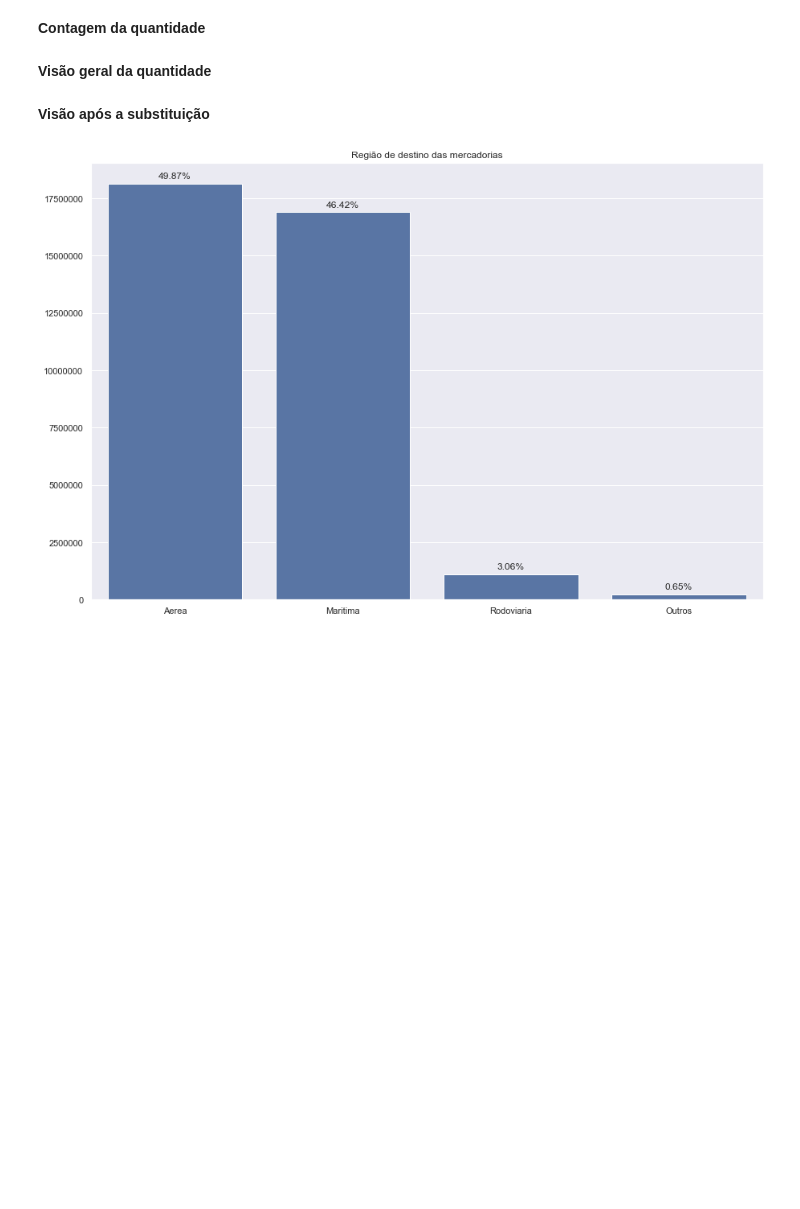
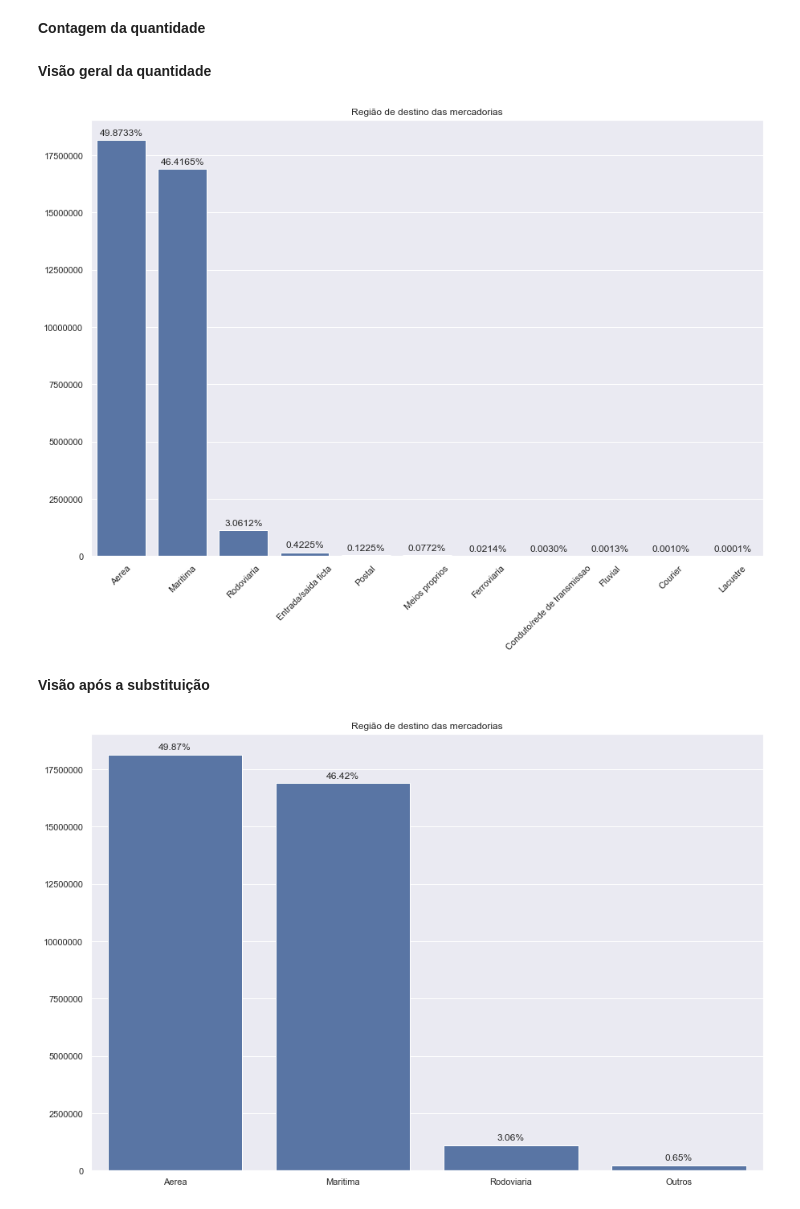
Before and after one commit to Migliorin/Comex-Data-Analysis, a Jupyter notebook: notebooks/analise_dados.ipynb, the cells around one changed output. Saved outputs shown, nothing was run; the diff lists cells and outputs as text; code cells hidden in the pictures; blank space fills up the shorter version.

```diff
--- a/notebooks/analise_dados.ipynb
+++ b/notebooks/analise_dados.ipynb
@@ -297,30 +297,32 @@ total = count.sum()
 # %%
 vias = pd.DataFrame(count)
 vias.rename({'NO_VIA':'quantidade'},axis=1,inplace=True)
 
 vias['porcentagem'] = vias.quantidade.apply(lambda x: x/total)
 
 # Escolhendo o tema
 sns.set_theme(style="darkgrid")
 
 
 # Inicializacao figura matplotlib
 f, ax = plt.subplots(figsize=(15, 10))
 bar = sns.barplot(y=list(vias.quantidade), x=[x.lower().capitalize() for x  in vias.index],
             label="Total", color="b")
 
 for i,p in enumerate(bar.patches):
-    bar.annotate('{:.2f}%'.format((vias.porcentagem[i])*100),
+    bar.annotate('{:.4f}%'.format((vias.porcentagem[i])*100),
                    (p.get_x() + p.get_width() / 2., p.get_height()),
                    ha = 'center', va = 'center',
                    xytext = (0, 9),
                    textcoords = 'offset points')
 
 
 ax.set_title("Região de destino das mercadorias")
 ax.yaxis.set_major_formatter(ticker.FuncFormatter(lambda y, _: int(y)))
-#plt.xticks(rotation=45)
+plt.xticks(rotation=45)
 plt.show()
+# %% [output]
+[figure, added]
 # %% [markdown]
 **Visão após a substituição**
 # %%
```
Also changed, not shown: parts of 32 cells of this notebook.
